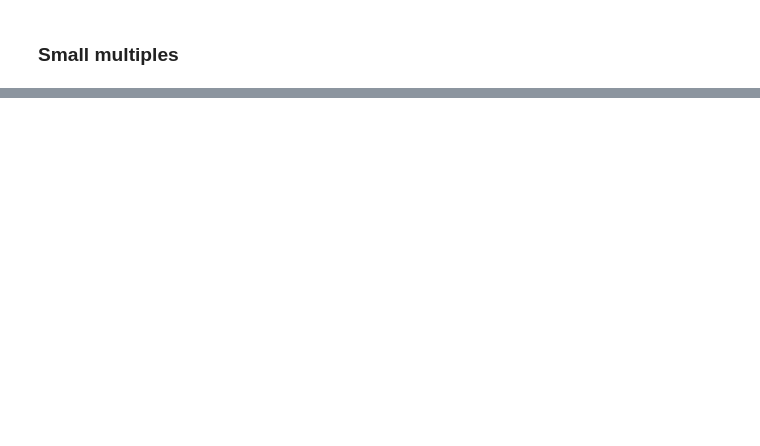
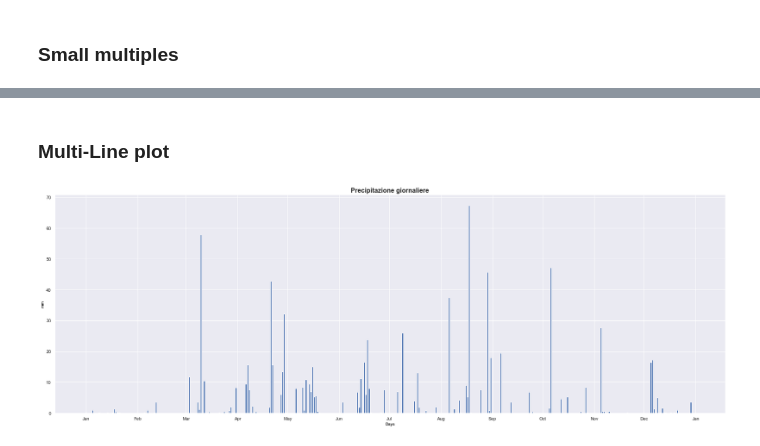
Before and after one commit to danielegerbaldo/Turin-Air-Quality-Comparison-Lockdown, a Jupyter notebook: Weather.ipynb, the cells around one changed output, grey strips where cells are left out. Cells and saved outputs as stored; diff of their text form; code cells hidden in the pictures; blank space fills up the shorter version.

```diff
--- a/Weather.ipynb
+++ b/Weather.ipynb
@@ -98,0 +105,8 @@ plt.show()
+# %%
+path = 'data/Weather/TORINO_GIARDINI_REALI_giornalieri_2020.csv'
+to_gr_weather_data_2020 = pd.read_csv(path,  sep=';',parse_dates=['Data'])
+#removing unamed column
+to_gr_weather_data_2020 = to_gr_weather_data_2020.loc[:, ~to_gr_weather_data_2020.columns.str.contains('^Unnamed')]
+#Removing empty column
+to_gr_weather_data_2020.dropna(how='all', axis=1, inplace=True)
+to_gr_weather_data_2020
@@ -98,0 +127,28 @@ plt.show()
+# %% [markdown]
+### Multi-Line plot
+# %%
+#set seaborn grapichs theme
+sns.set_theme()
+
+plt.figure(figsize=(30, 10))
+
+columns = [c for c in list(to_gr_weather_data_2020.columns) if c != 'Data']
+
+plt.bar(to_gr_weather_data_2020["Data"], to_gr_weather_data_2020["Precipitazione dalle 0 alle 0 ( mm )"])
+plt.xlabel('Days',fontdict= { 'fontsize': 10, 'fontweight':'bold'})
+plt.ylabel('mm',fontdict= { 'fontsize': 10, 'fontweight':'bold'})
+plt.title("Precipitazione giornaliere",fontdict= { 'fontsize': 16, 'fontweight':'bold'})
+# Set the locator
+locator = mdates.MonthLocator()  # every month
+# Specify the format - %b gives us Jan, Feb...
+fmt = mdates.DateFormatter('%b')
+ax = plt.gca()
+X = ax.xaxis
+X.set_major_locator(locator)
+# Specify formatter
+X.set_major_formatter(fmt)
+ax.grid(True)
+sns.despine()
+plt.show()
+# %% [output]
+[figure, added]
```
Also changed, not shown: parts of 12 cells of this notebook, 1 other file.
